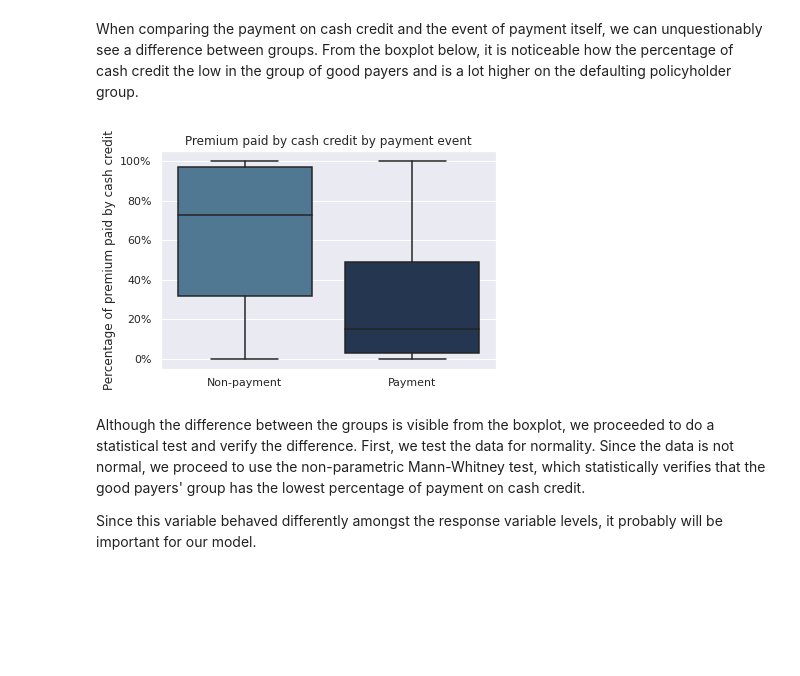
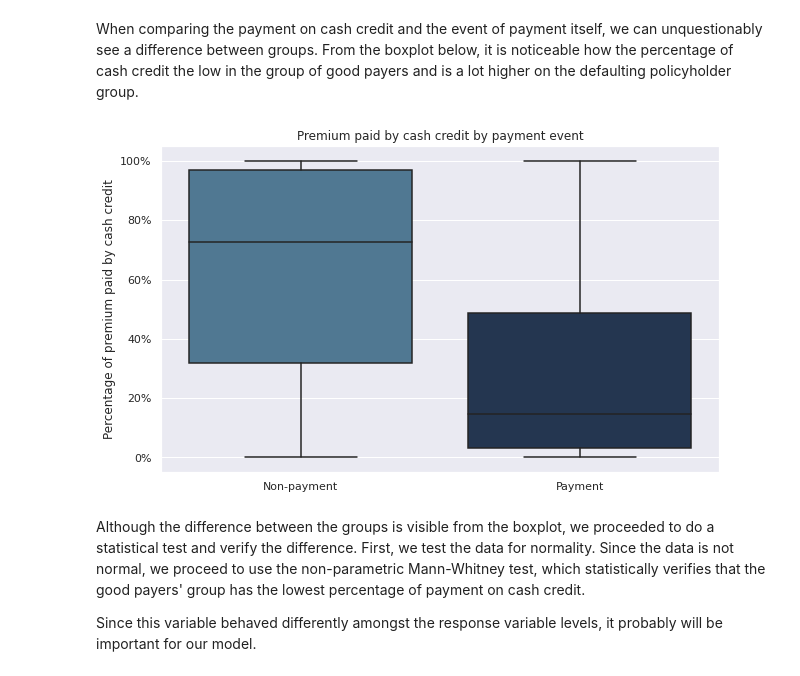
Before and after one commit to mefonseca/Insurance_payment, a Jupyter notebook: Non_payment_of_insurance_premium.ipynb, the cells around one changed output. Saved outputs shown, nothing was run; the diff lists cells and outputs as text; code cells hidden in the pictures; blank space fills up the shorter version.

```diff
--- a/Non_payment_of_insurance_premium.ipynb
+++ b/Non_payment_of_insurance_premium.ipynb
@@ -196,13 +196,14 @@ When comparing the payment on cash credit and the event of payment itself, we ca
 # %%
 train['target_text'] = np.where(train['target'] == 0, 'Non-payment', np.where(train['target'] == 1, 'Payment', 'NA'))
 train['target_text'] = train['target_text'].astype('category')
 
-ax = sns.boxplot(x="target_text", y="perc_premium_paid_by_cash_credit", data=train, palette=["#457b9d", "#1d3557"])
+fig, ax = plt.subplots(figsize=(10,6))
+sns.boxplot(x="target_text", y="perc_premium_paid_by_cash_credit", data=train, palette=["#457b9d", "#1d3557"], ax=ax)
 ax.set(xlabel='', ylabel='Percentage of premium paid by cash credit', title='Premium paid by cash credit by payment event')
 ax.yaxis.set_major_formatter(mtick.PercentFormatter(1))
 plt.show()
 # %% [output]
-[figure, old version]
+[figure, new version]
 # %% [markdown]
 Although the difference between the groups is visible from the boxplot, we proceeded to do a statistical test and verify the difference. First, we test the data for normality. Since the data is not normal, we proceed to use the non-parametric Mann-Whitney test, which statistically verifies that the good payers' group has the lowest percentage of payment on cash credit.
 
```
Also changed, not shown: parts of 1 cell of this notebook.
